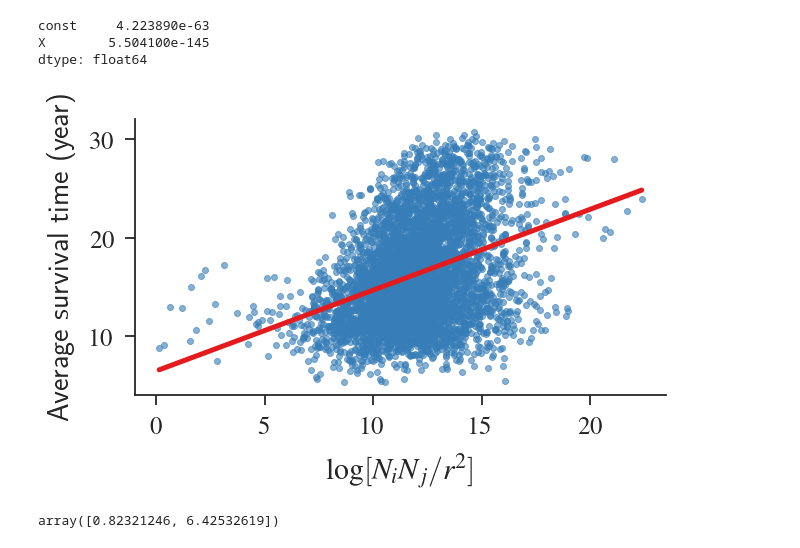
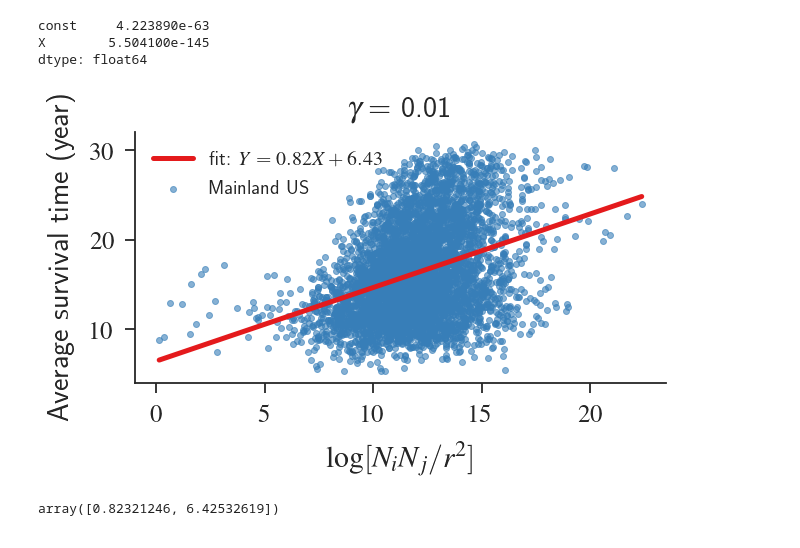
Before and after one commit to amarallab/transportation_network_evolution, a Jupyter notebook: notebooks/10-Plots-Fig5-Copy1.ipynb, the cells around one changed output. Saved outputs shown, nothing was run; the diff lists cells and outputs as text; code cells hidden in the pictures.

```diff
--- a/notebooks/10-Plots-Fig5-Copy1.ipynb
+++ b/notebooks/10-Plots-Fig5-Copy1.ipynb
@@ -1141,18 +1141,19 @@ fit_x = np.linspace(min(x),max(x),10)
 fit_y = beta*fit_x+const
 # %%
 fig,ax = plt.subplots(figsize=(xs*0.8,ys*0.8))
-plt.scatter(fit_df.X,fit_df.Y,color='#377eb8',alpha=0.6)
-plt.plot(fit_x,fit_y,color='#e41a1c')#,label=f'fitted: $Y={round(beta,4)} X+{round(const,2)}$')
+plt.scatter(fit_df.X,fit_df.Y,color='#377eb8',alpha=0.6,label='Mainland US')
+plt.plot(fit_x,fit_y,color='#e41a1c',label=f'fit: $Y={round(beta,2)} X+{round(const,2)}$')
 # plt.scatter(x_label,y_label,color='#4daf4a',alpha=0.6,label='AK, HI, TT')
 ax.set_xlabel(r'$\log [N_i N_j / r^2]$')
 plt.ylabel('Average survival time (year)')
 custom_frame(ax)
-# plt.legend()
+plt.title(f'$\gamma =$ {gamma}')
+plt.legend(frameon=False)
 plt.tight_layout()
-# plt.savefig('../Figs/Fig.5D_v2.pdf',transparent=True)
+plt.savefig('../Figs/Fig.SI_5D.pdf',transparent=True)
 plt.show()
 # %% [output]
-[figure, old version]
+[figure, new version]
 # %%
 from scipy.optimize import curve_fit
 def func(x, a, c):
```
Also changed, not shown: parts of 3 cells of this notebook, 8 other files.
